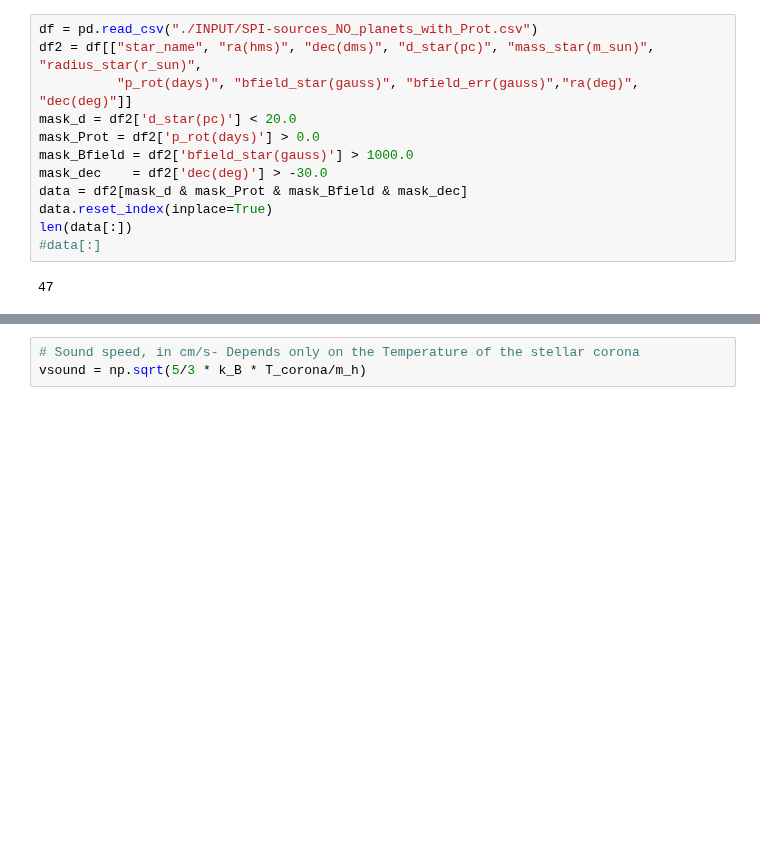
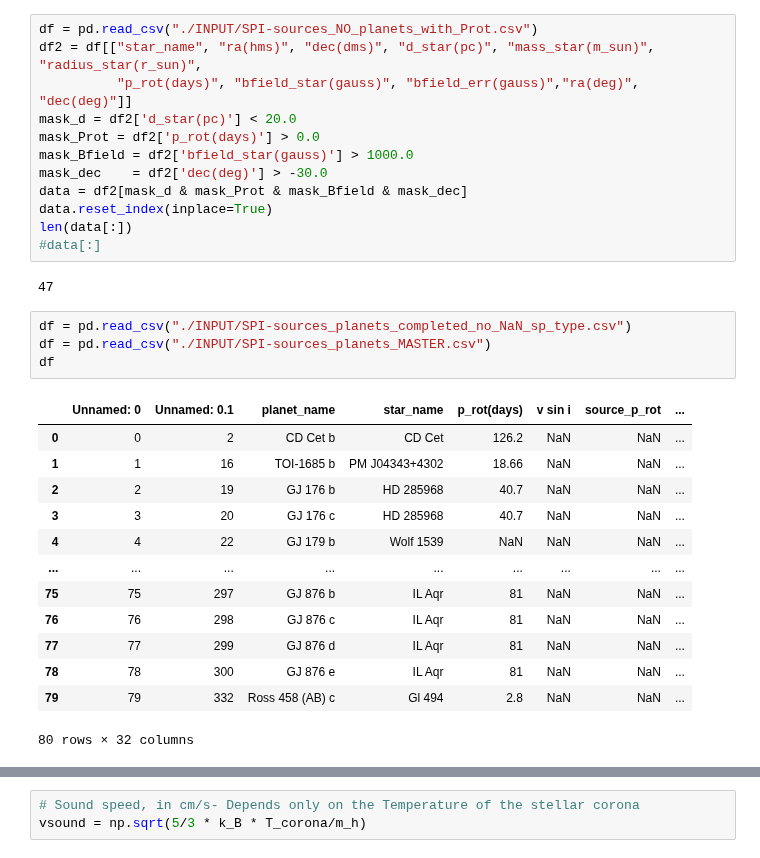
Before and after one commit to mapereztorres/spirou, a Jupyter notebook: SPI.ipynb, the cells around one changed output, grey strips where cells are left out. Saved outputs shown, nothing was run; the diff lists cells and outputs as text; blank space fills up the shorter version.

```diff
--- a/SPI.ipynb
+++ b/SPI.ipynb
@@ -152,4 +177,22 @@ len(data[:])
 #data[:]
 # %% [output]
 47
+# %%
+df = pd.read_csv("./INPUT/SPI-sources_planets_completed_no_NaN_sp_type.csv")
+df = pd.read_csv("./INPUT/SPI-sources_planets_MASTER.csv")
+df
+# %% [output]
+|  | Unnamed: 0 | Unnamed: 0.1 | planet_name | star_name | p_rot(days) | v sin i | source_p_rot | ... |
+| 0 | 0 | 2 | CD Cet b | CD Cet | 126.2 | NaN | NaN | ... |
+| 1 | 1 | 16 | TOI-1685 b | PM J04343+4302 | 18.66 | NaN | NaN | ... |
+| 2 | 2 | 19 | GJ 176 b | HD 285968 | 40.7 | NaN | NaN | ... |
+| 3 | 3 | 20 | GJ 176 c | HD 285968 | 40.7 | NaN | NaN | ... |
+| 4 | 4 | 22 | GJ 179 b | Wolf 1539 | NaN | NaN | NaN | ... |
+| ... | ... | ... | ... | ... | ... | ... | ... | ... |
+| 75 | 75 | 297 | GJ 876 b | IL Aqr | 81 | NaN | NaN | ... |
+| 76 | 76 | 298 | GJ 876 c | IL Aqr | 81 | NaN | NaN | ... |
+| 77 | 77 | 299 | GJ 876 d | IL Aqr | 81 | NaN | NaN | ... |
+| 78 | 78 | 300 | GJ 876 e | IL Aqr | 81 | NaN | NaN | ... |
+| 79 | 79 | 332 | Ross 458 (AB) c | Gl 494 | 2.8 | NaN | NaN | ... |
+80 rows × 32 columns
 # %%
```
Also changed, not shown: parts of 7 cells of this notebook.
